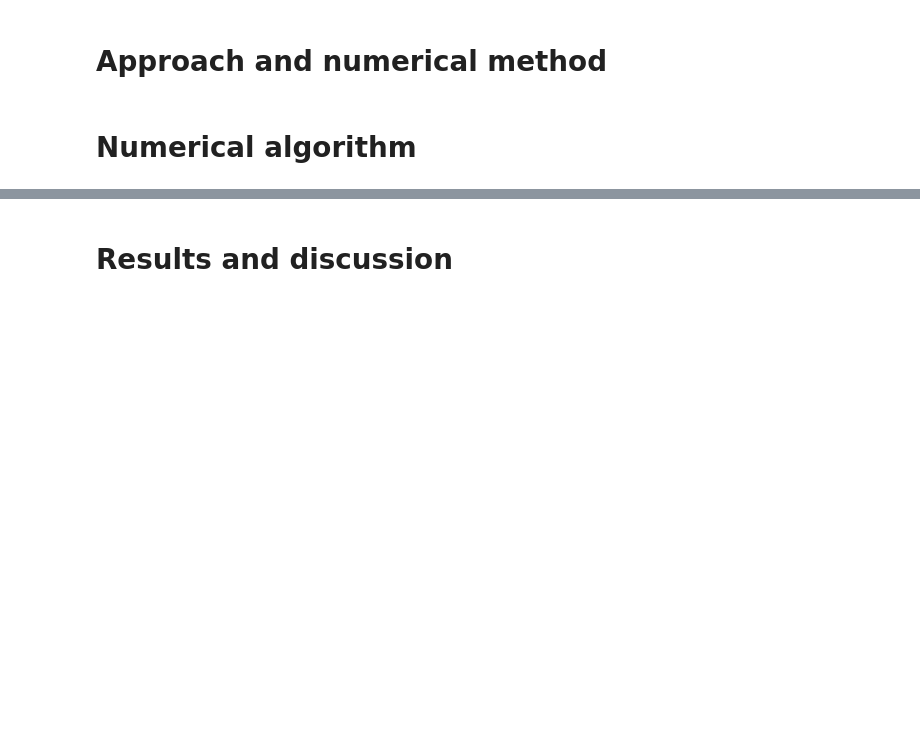
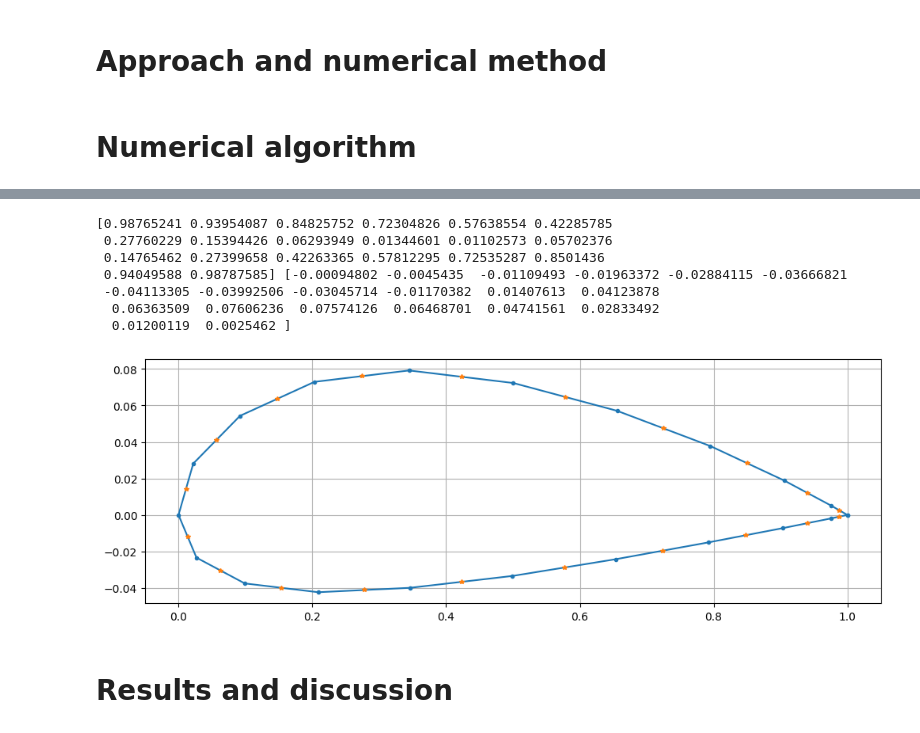
Before and after one commit to ashishbhole/AE611_2026, a Jupyter notebook: Raguram_Vortexpanel_method.ipynb, the cells around one changed output, grey strips where cells are left out. Drawn from its saved outputs; the diff is of its cells as text; code cells hidden in the pictures; blank space fills up the shorter version.

```diff
--- a/Raguram_Vortexpanel_method.ipynb
+++ b/Raguram_Vortexpanel_method.ipynb
@@ -104,7 +121,7 @@ plt.show()
 # %%
 def panel_geometry(x_p,y_p):
-  x_p = np.array(x_p)
-  y_p = np.array(y_p)
+  #x_p = np.array(x_p)
+  #y_p = np.array(y_p)
 
   #x and y differeence
   dx = np.diff(x_p)
@@ -135,0 +143,17 @@ def vortex_panel_method_0(xb, yb, alpha_deg, V_inf=1.0):
+# %%
+X,Y,S,theta = panel_geometry(X_airfoil,Y_airfoil)
+print(X,Y)
+plt.figure(figsize=(12, 4))
+plt.plot(X_airfoil,Y_airfoil,'o-',markersize = 3)
+plt.plot(X,Y,'*',markersize = 4)
+plt.grid()
+plt.show()
+# %% [output]
+[0.98765241 0.93954087 0.84825752 0.72304826 0.57638554 0.42285785
+ 0.27760229 0.15394426 0.06293949 0.01344601 0.01102573 0.05702376
+ 0.14765462 0.27399658 0.42263365 0.57812295 0.72535287 0.8501436
+ 0.94049588 0.98787585] [-0.00094802 -0.0045435  -0.01109493 -0.01963372 -0.02884115 -0.03666821
+ -0.04113305 -0.03992506 -0.03045714 -0.01170382  0.01407613  0.04123878
+  0.06363509  0.07606236  0.07574126  0.06468701  0.04741561  0.02833492
+  0.01200119  0.0025462 ]
+[figure, added]
```
Also changed, not shown: parts of 6 cells of this notebook.
